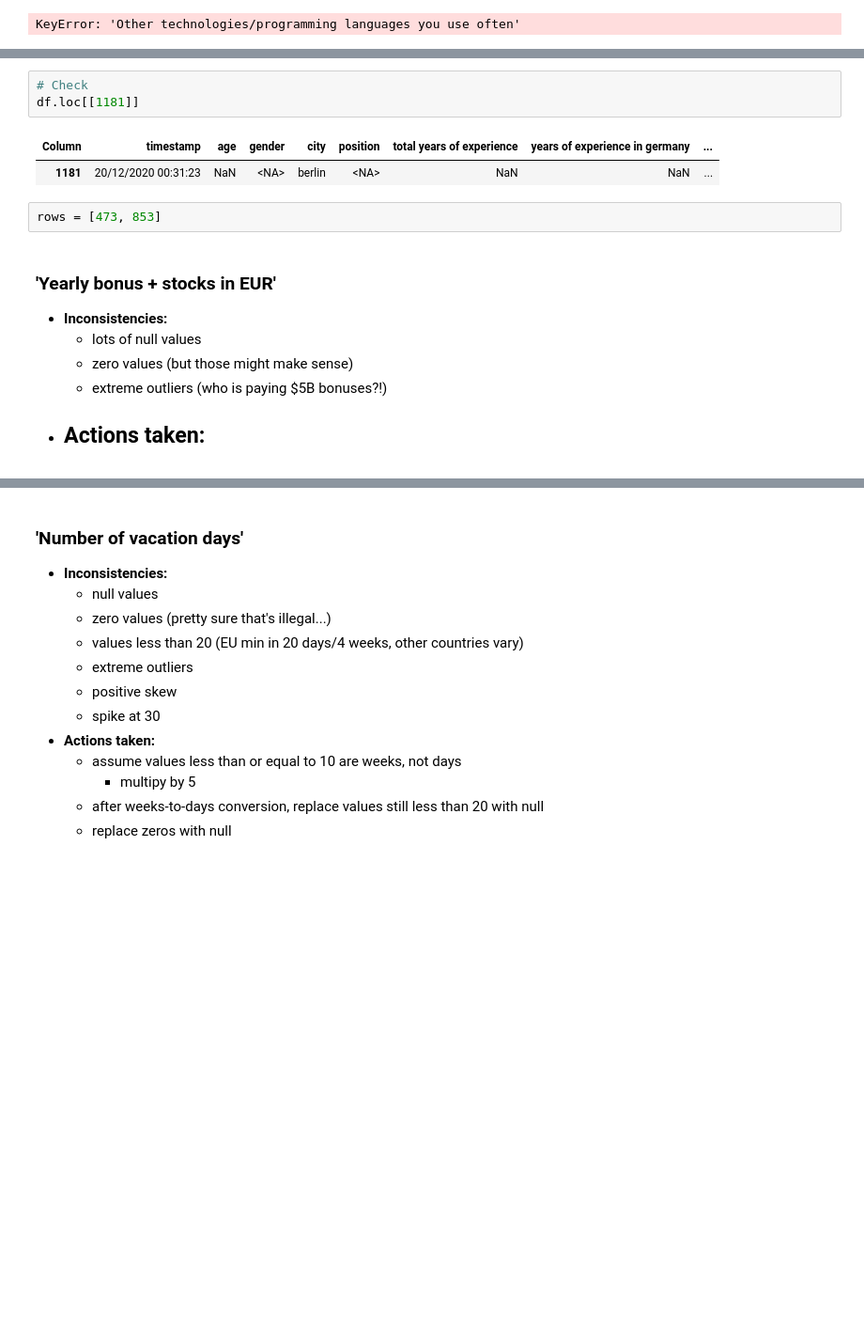
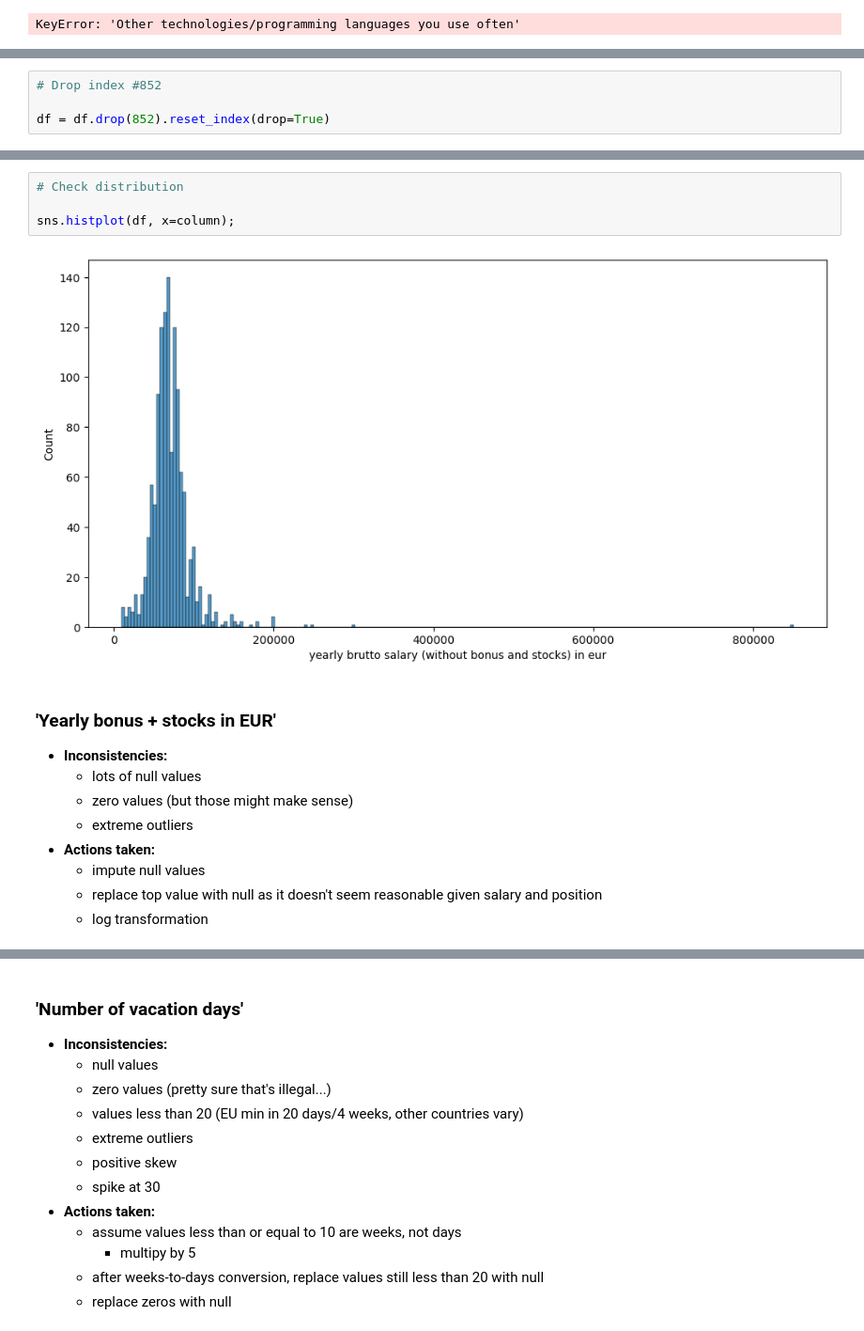
Before and after one commit to AkeemSemperDataScience/3950-assignment-2-mlsiebold, a Jupyter notebook: START_Asn_2.ipynb, the cells around one changed output, grey strips where cells are left out. Shown at 94% size. Saved outputs shown, nothing was run; the diff lists cells and outputs as text; blank space fills up the shorter version.

Commit message:
salary & bonus stuff

```diff
--- a/START_Asn_2.ipynb
+++ b/START_Asn_2.ipynb
@@ -1551,0 +1561,4 @@ df.nlargest(5, column)
+# %%
+# Drop index #852
+
+df = df.drop(852).reset_index(drop=True)
@@ -1552,19 +1573,19 @@ df.nlargest(5, column)
 # %%
-# Check
-df.loc[[1181]]
+# Check distribution
+
+sns.histplot(df, x=column);
 # %% [output]
-| Column | timestamp | age | gender | city | position | total years of experience | years of experience in germany | ... |
-| 1181 | 20/12/2020 00:31:23 | NaN | <NA> | berlin | <NA> | NaN | NaN | ... |
+[figure, added]
-# %%
-rows = [473, 853]
 # %% [markdown]
 ###  **'Yearly bonus + stocks in EUR'**
 - **Inconsistencies:**
     - lots of null values
     - zero values (but those might make sense)
-    - extreme outliers (who is paying $5B bonuses?!)
+    - extreme outliers
 - **Actions taken:**
-    -
+    - impute null values
+    - replace top value with null as it doesn't seem reasonable given salary and position
+    - log transformation
 # %%
 # Basic EDA
 
```
Also changed, not shown: parts of 22 cells of this notebook.
